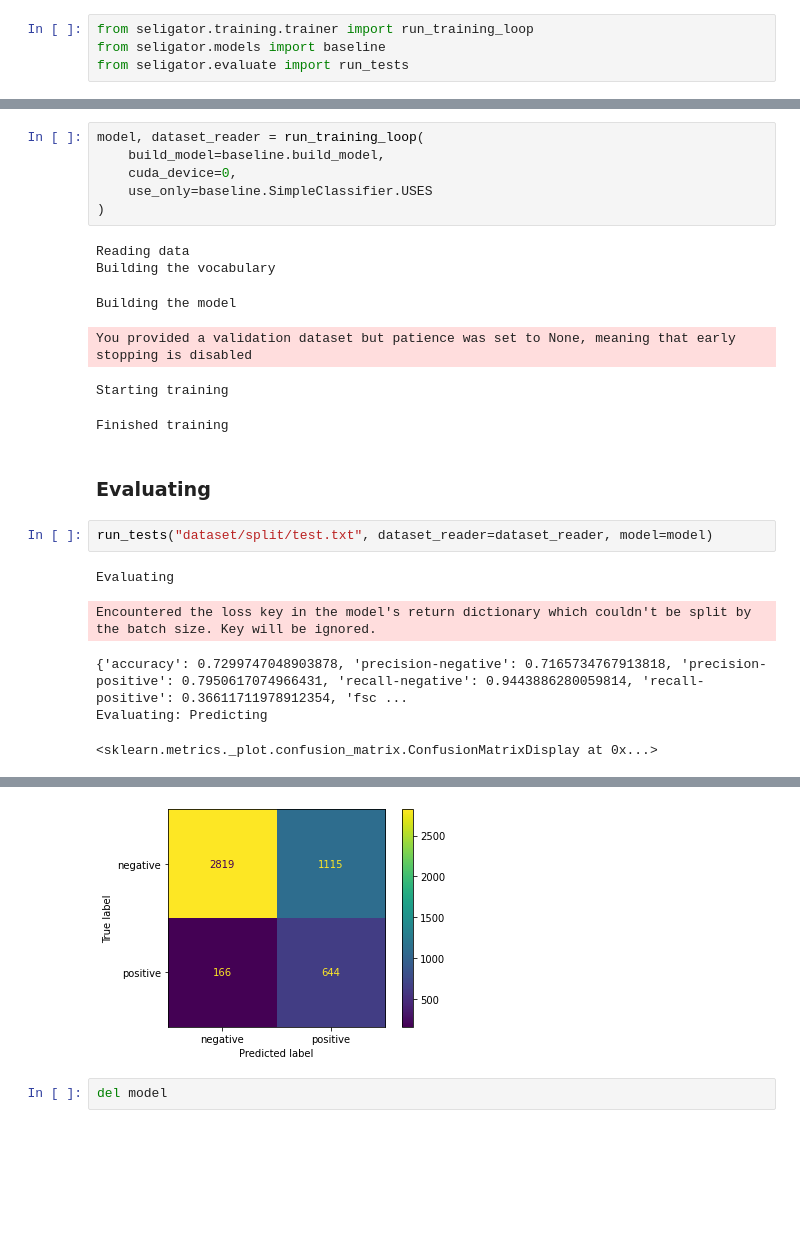
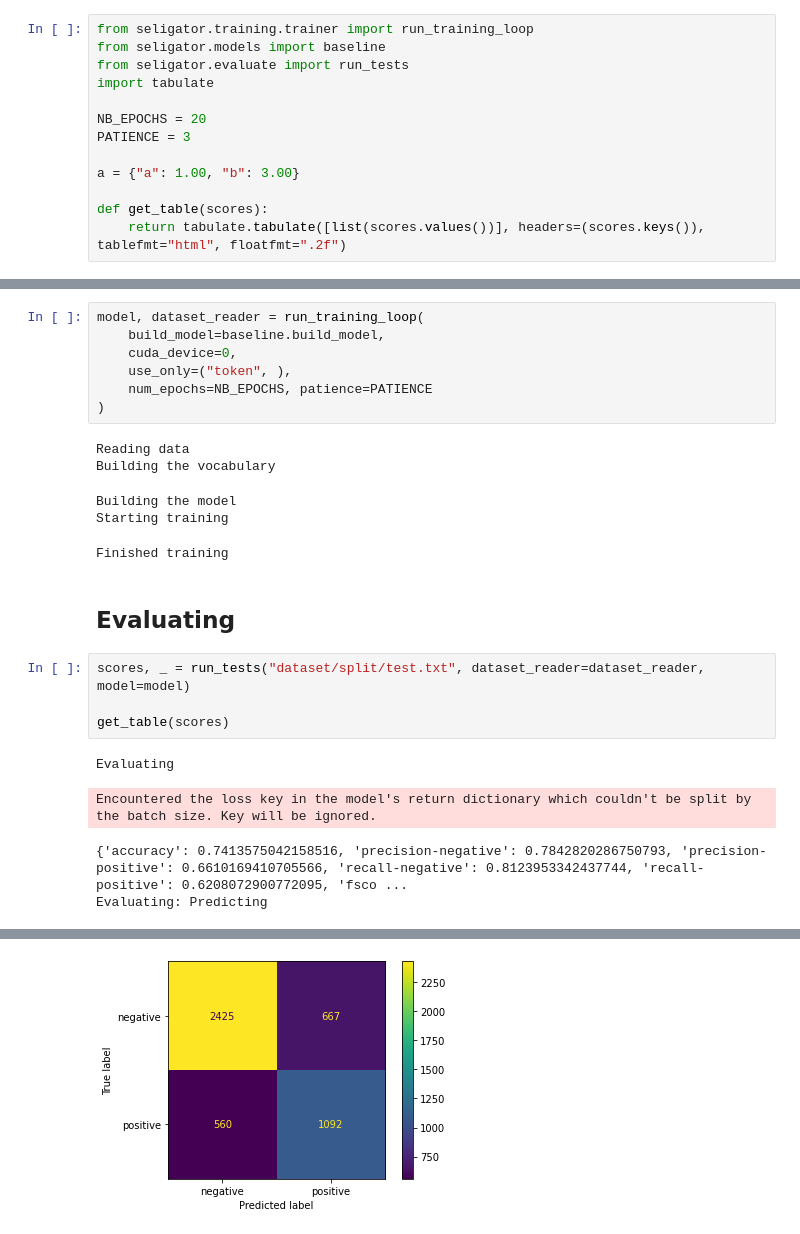
Before and after one commit to lascivaroma/seligator, a Jupyter notebook: 4 - Baseline.ipynb, the cells around one changed output, grey strips where cells are left out. Saved outputs shown, nothing was run; the diff lists cells and outputs as text; blank space fills up the shorter version.

```diff
--- a/4 - Baseline.ipynb
+++ b/4 - Baseline.ipynb
@@ -2,4 +2,13 @@
 from seligator.training.trainer import run_training_loop
 from seligator.models import baseline
 from seligator.evaluate import run_tests
+import tabulate
+
+NB_EPOCHS = 20
+PATIENCE = 3
+
+a = {"a": 1.00, "b": 3.00}
+
+def get_table(scores):
+    return tabulate.tabulate([list(scores.values())], headers=(scores.keys()), tablefmt="html", floatfmt=".2f")
 # %% [markdown]
@@ -10,22 +19,23 @@ from seligator.evaluate import run_tests
 model, dataset_reader = run_training_loop(
     build_model=baseline.build_model,
     cuda_device=0,
-    use_only=baseline.SimpleClassifier.USES
+    use_only=("token", ),
+    num_epochs=NB_EPOCHS, patience=PATIENCE
 )
 # %% [output]
 Reading data
 Building the vocabulary
 Building the model
+Starting training
-You provided a validation dataset but patience was set to None, meaning that early stopping is disabled
+Finished training
-Starting training
-Finished training
 # %% [markdown]
-### Evaluating
+## Evaluating
 # %%
-run_tests("dataset/split/test.txt", dataset_reader=dataset_reader, model=model)
+scores, _ = run_tests("dataset/split/test.txt", dataset_reader=dataset_reader, model=model)
+
+get_table(scores)
 # %% [output]
 Evaluating
 Encountered the loss key in the model's return dictionary which couldn't be split by the batch size. Key will be ignored.
-{'accuracy': 0.7299747048903878, 'precision-negative': 0.7165734767913818, 'precision-positive': 0.7950617074966431, 'recall-negative': 0.9443886280059814, 'recall-positive': 0.36611711978912354, 'fsc ...
+{'accuracy': 0.7413575042158516, 'precision-negative': 0.7842820286750793, 'precision-positive': 0.6610169410705566, 'recall-negative': 0.8123953342437744, 'recall-positive': 0.6208072900772095, 'fsco ...
 Evaluating: Predicting
-<sklearn.metrics._plot.confusion_matrix.ConfusionMatrixDisplay at 0x...>
@@ -32,3 +44 @@ Evaluating: Predicting
-[figure, old version]
+[figure, new version]
-# %%
-del model
```
Also changed, not shown: parts of 11 cells of this notebook, 5 other files.
